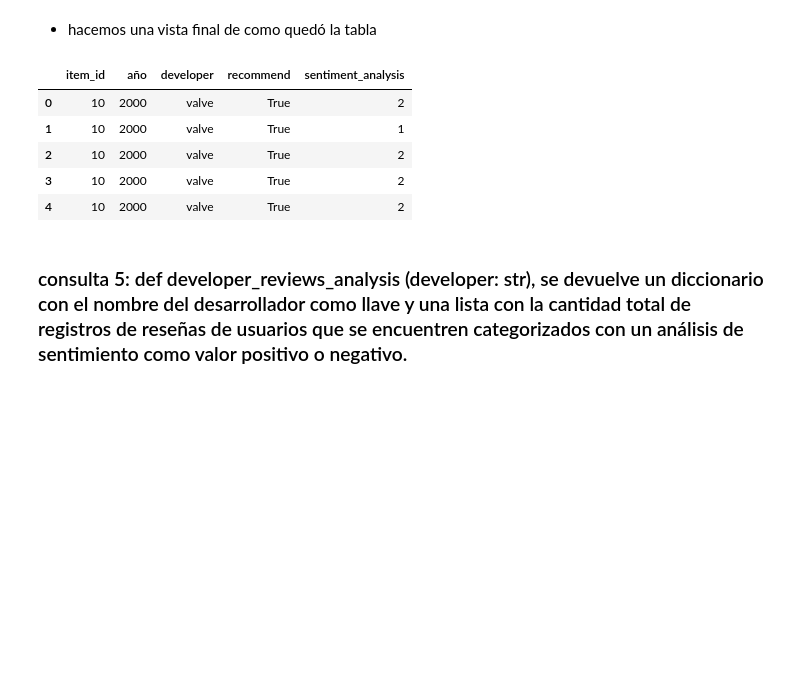
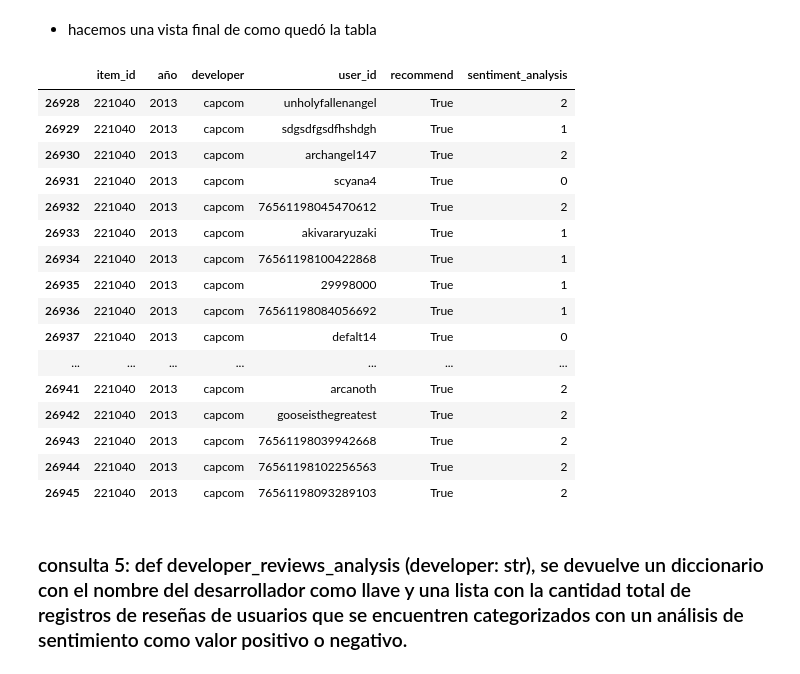
Before and after one commit to MaxiLizarraga/Sistema_de_recomendacion_Steam, a Jupyter notebook: ETL/Diseño_Endpoints.ipynb, the cells around one changed output. Cells and saved outputs as stored; diff of their text form; code cells hidden in the pictures; blank space fills up the shorter version.

```diff
--- a/ETL/Diseño_Endpoints.ipynb
+++ b/ETL/Diseño_Endpoints.ipynb
@@ -543,15 +700,26 @@ df_best_developer_year_final = pd.merge(df_best_developer_year_games,df_best_dev
 df_best_developer_year_final.reset_index(drop=True,inplace=True)
 # %% [markdown]
 * hacemos una vista final de como quedó la tabla
-# %%
-df_best_developer_year_final.head()
-# %% [output]
-|  | item_id | año | developer | recommend | sentiment_analysis |
-| 0 | 10 | 2000 | valve | True | 2 |
-| 1 | 10 | 2000 | valve | True | 1 |
-| 2 | 10 | 2000 | valve | True | 2 |
-| 3 | 10 | 2000 | valve | True | 2 |
-| 4 | 10 | 2000 | valve | True | 2 |
+# %%
+df_best_developer_year_final[df_best_developer_year_final["item_id"] == 221040]
+# %% [output]
+|  | item_id | año | developer | user_id | recommend | sentiment_analysis |
+| 26928 | 221040 | 2013 | capcom | unholyfallenangel | True | 2 |
+| 26929 | 221040 | 2013 | capcom | sdgsdfgsdfhshdgh | True | 1 |
+| 26930 | 221040 | 2013 | capcom | archangel147 | True | 2 |
+| 26931 | 221040 | 2013 | capcom | scyana4 | True | 0 |
+| 26932 | 221040 | 2013 | capcom | 76561198045470612 | True | 2 |
+| 26933 | 221040 | 2013 | capcom | akivararyuzaki | True | 1 |
+| 26934 | 221040 | 2013 | capcom | 76561198100422868 | True | 1 |
+| 26935 | 221040 | 2013 | capcom | 29998000 | True | 1 |
+| 26936 | 221040 | 2013 | capcom | 76561198084056692 | True | 1 |
+| 26937 | 221040 | 2013 | capcom | defalt14 | True | 0 |
+| ... | ... | ... | ... | ... | ... | ... |
+| 26941 | 221040 | 2013 | capcom | arcanoth | True | 2 |
+| 26942 | 221040 | 2013 | capcom | gooseisthegreatest | True | 2 |
+| 26943 | 221040 | 2013 | capcom | 76561198039942668 | True | 2 |
+| 26944 | 221040 | 2013 | capcom | 76561198102256563 | True | 2 |
+| 26945 | 221040 | 2013 | capcom | 76561198093289103 | True | 2 |
 # %% [markdown]
 ### consulta 5: def developer_reviews_analysis (developer: str), se devuelve un diccionario con el nombre del desarrollador como llave y una lista con la cantidad total de registros de reseñas de usuarios que se encuentren categorizados con un análisis de sentimiento como valor positivo o negativo.
 # %% [markdown]
```
Also changed, not shown: parts of 31 cells of this notebook, 12 other files.
